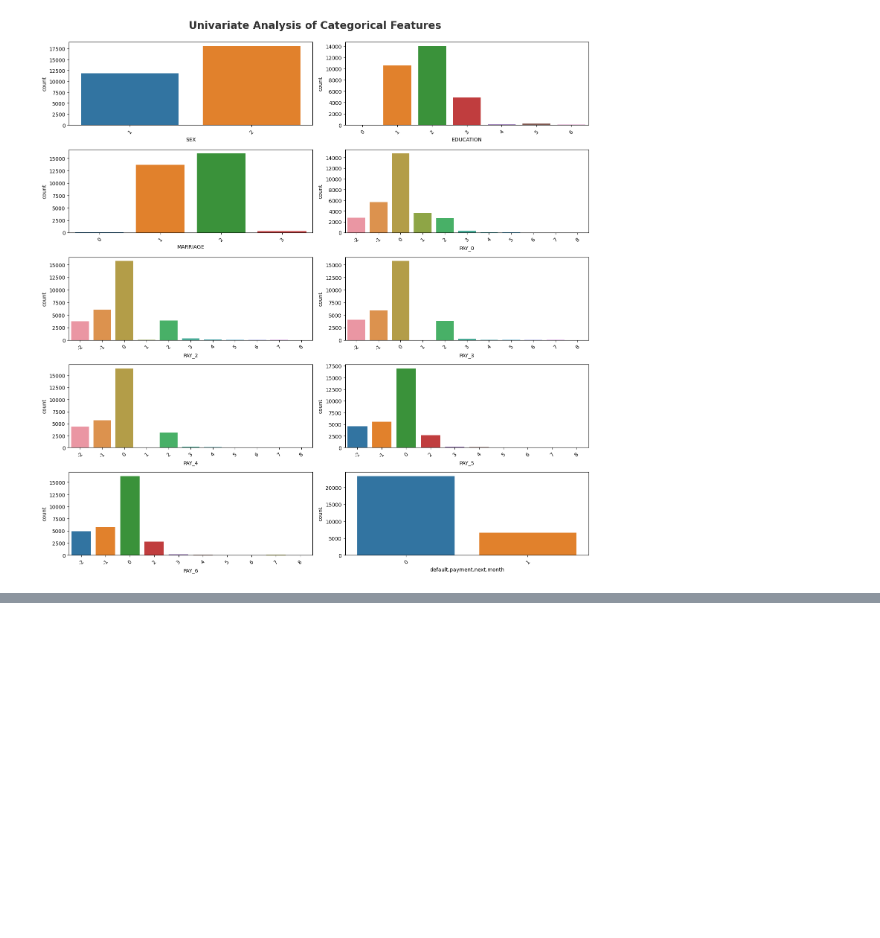
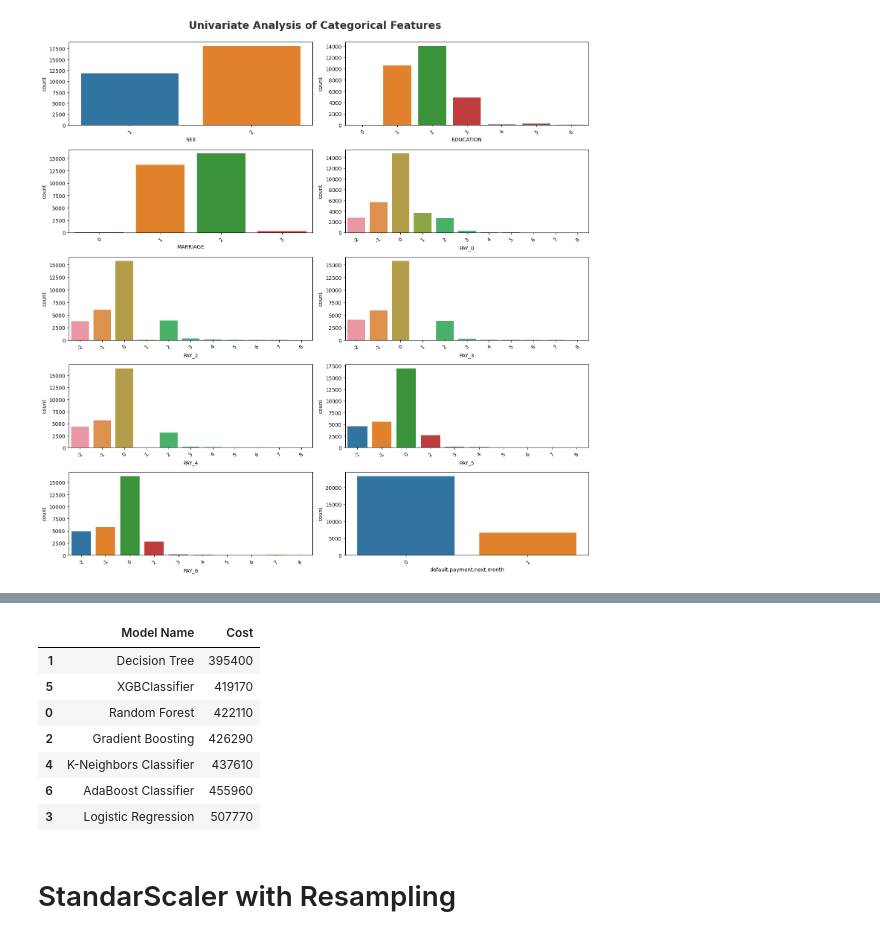
Before and after one commit to abhaykeni/credit-card-defaulter-project, a Jupyter notebook: notebook/credit-card-defaulter-EDA.ipynb, the cells around one changed output, grey strips where cells are left out. Cells and saved outputs as stored; diff of their text form; code cells hidden in the pictures; blank space fills up the shorter version.

```diff
--- a/notebook/credit-card-defaulter-EDA.ipynb
+++ b/notebook/credit-card-defaulter-EDA.ipynb
@@ -319,0 +416,2 @@ def evaluate_models(X, y, models):
+# %%
+report_min_max = evaluate_models(X_scale_min_max,y,models)
@@ -319,0 +436,13 @@ def evaluate_models(X, y, models):
+# %%
+report_min_max
+# %% [output]
+|  | Model Name | Cost |
+| 1 | Decision Tree | 395400 |
+| 5 | XGBClassifier | 419170 |
+| 0 | Random Forest | 422110 |
+| 2 | Gradient Boosting | 426290 |
+| 4 | K-Neighbors Classifier | 437610 |
+| 6 | AdaBoost Classifier | 455960 |
+| 3 | Logistic Regression | 507770 |
+# %% [markdown]
+# StandarScaler with Resampling
```
Also changed, not shown: parts of 29 cells of this notebook, 12 other files.
